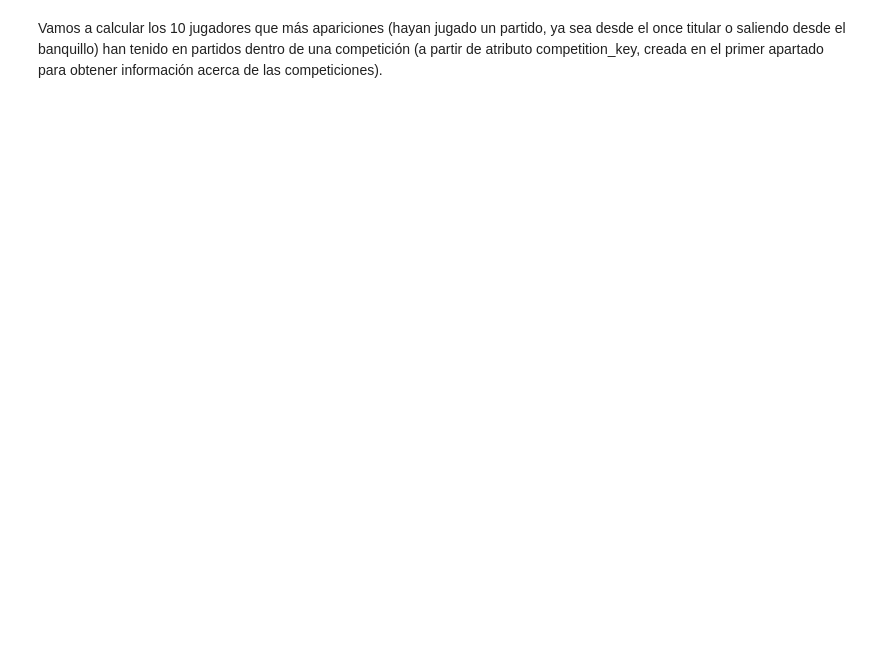
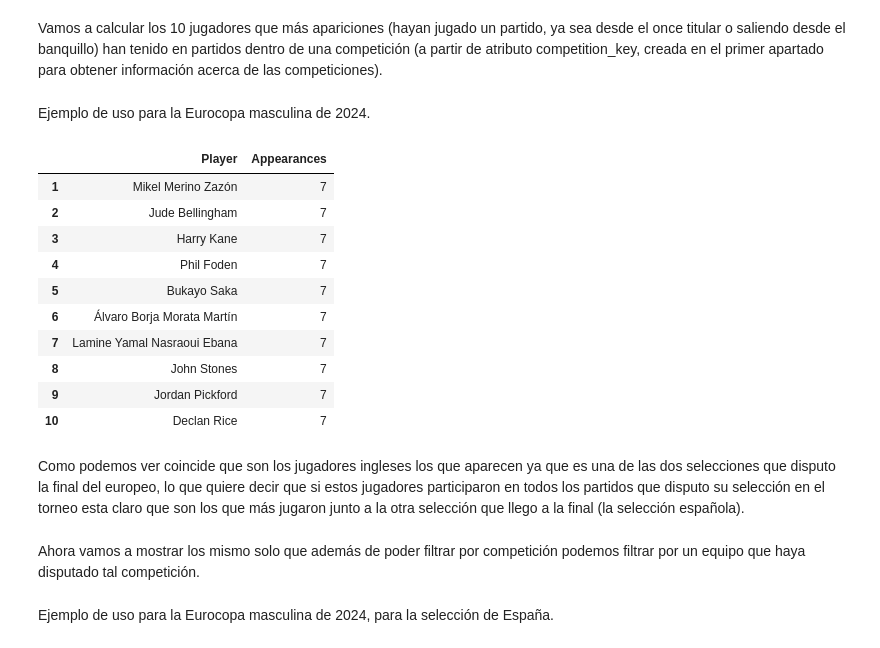
Before and after one commit to Jaime-Linares/EDA-FootySage, a Jupyter notebook: EDA(FootySage).ipynb, the cells around one changed output. Cells and saved outputs as stored; diff of their text form; code cells hidden in the pictures; blank space fills up the shorter version.

Commit message:
[feat] top 10 players with the most appearances per competition and per competition and team done

```diff
--- a/EDA(FootySage).ipynb
+++ b/EDA(FootySage).ipynb
@@ -549,2 +549,62 @@ Como podemos observar, el porcentaje de pases según el tipo de posición esta b
 # %% [markdown]
 Vamos a calcular los 10 jugadores que más apariciones (hayan jugado un partido, ya sea desde el once titular o saliendo desde el banquillo) han tenido en partidos dentro de una competición (a partir de atributo competition_key, creada en el primer apartado para obtener información acerca de las competiciones).
+# %%
+import json
+
+
+ruta_lineups = ruta_datos + "lineups/"
+
+def load_lineups_by_competition(competition_key, ruta_lineups, matches_df):
+    # obtenemos los match_id para la competición deseada
+    partidos_competicion = matches_df[matches_df['competition_key'] == competition_key]['match_id'].tolist()
+    # filtramos archivos de alineación que coincidan con los match_id
+    lineups_data = []
+    for match_id in partidos_competicion:
+        archivo = os.path.join(ruta_lineups, f"{match_id}.json")
+        if os.path.exists(archivo):
+            with open(archivo, 'r', encoding='utf-8') as f:
+                lineup_json = json.load(f)
+                lineups_data.append(lineup_json)
+    # convertimos la lista de alineaciones en un DataFrame
+    return pd.DataFrame(lineups_data)
+# %%
+def top_10_players_by_appearances(lineups_df):
+    apariciones = []
+    for _, row in lineups_df.iterrows():
+        for team in row:
+            for player in team['lineup']:
+                if ('positions' in player and isinstance(player['positions'], list) and len(player['positions']) > 0):
+                    apariciones.append(player['player_name'])
+    # contamos las apariciones de cada jugador
+    apariciones_jugadores = pd.Series(apariciones).value_counts().head(10)
+    # convertimos a DataFrame para una mejor visualización
+    top_jugadores_df = apariciones_jugadores.reset_index()
+    top_jugadores_df.columns = ['Player', 'Appearances']
+    # reiniciamos el índice para que empiece en 1
+    top_jugadores_df.index = top_jugadores_df.index + 1
+    return top_jugadores_df
+# %% [markdown]
+Ejemplo de uso para la Eurocopa masculina de 2024.
+# %%
+competition_key = "UEFA Euro (2024, male)"
+lineups_df_euro_24_male = load_lineups_by_competition(competition_key, ruta_lineups, matches_df)
+# %%
+top_jugadores_euro_24_male = top_10_players_by_appearances(lineups_df_euro_24_male)
+# %%
+top_jugadores_euro_24_male.head(10)
+# %% [output]
+|  | Player | Appearances |
+| 1 | Mikel Merino Zazón | 7 |
+| 2 | Jude Bellingham | 7 |
+| 3 | Harry Kane | 7 |
+| 4 | Phil Foden | 7 |
+| 5 | Bukayo Saka | 7 |
+| 6 | Álvaro Borja Morata Martín | 7 |
+| 7 | Lamine Yamal Nasraoui Ebana | 7 |
+| 8 | John Stones | 7 |
+| 9 | Jordan Pickford | 7 |
+| 10 | Declan Rice | 7 |
+# %% [markdown]
+Como podemos ver coincide que son los jugadores ingleses los que aparecen ya que es una de las dos selecciones que disputo la final del europeo, lo que quiere decir que si estos jugadores participaron en todos los partidos que disputo su selección en el torneo esta claro que son los que más jugaron junto a la otra selección que llego a la final (la selección española).
+# %% [markdown]
+Ahora vamos a mostrar los mismo solo que además de poder filtrar por competición podemos filtrar por un equipo que haya disputado tal competición.
@@ -550,0 +628,2 @@ Vamos a calcular los 10 jugadores que más apariciones (hayan jugado un partido,
+# %% [markdown]
+Ejemplo de uso para la Eurocopa masculina de 2024, para la selección de España.
```
Also changed, not shown: parts of 10 cells of this notebook.
